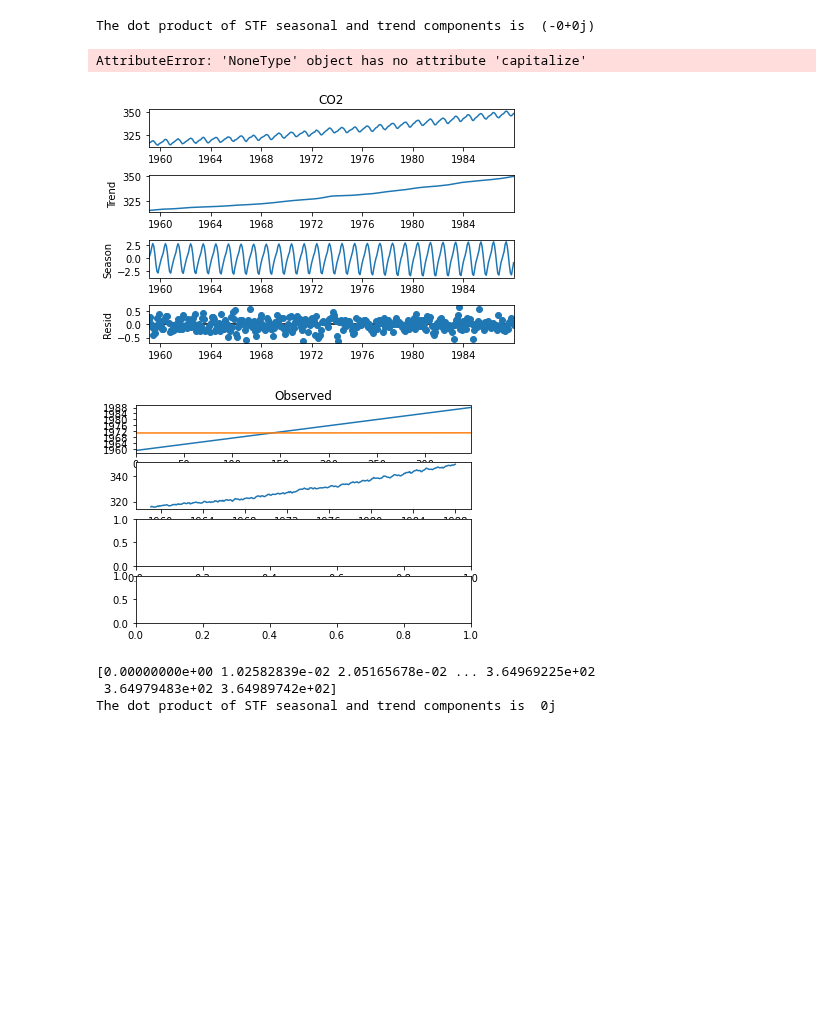
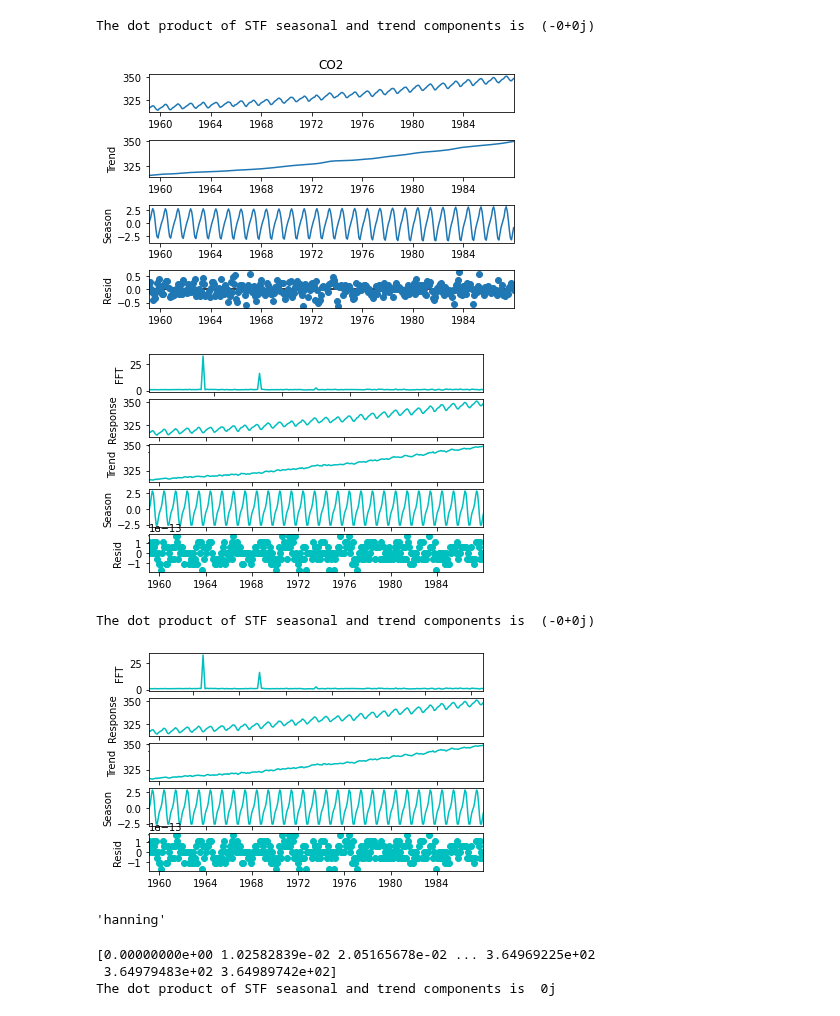
Before and after one commit to thodson-usgs/stf-decomposition, a Jupyter notebook: notebooks/02_stf_vs_stl.ipynb, the cells around one changed output. Drawn from its saved outputs; the diff is of its cells as text; code cells hidden in the pictures; blank space fills up the shorter version.

Commit message:
Remove date input

```diff
--- a/notebooks/02_stf_vs_stl.ipynb
+++ b/notebooks/02_stf_vs_stl.ipynb
@@ -14,11 +14,10 @@ warnings.filterwarnings("ignore")
 class STF:
 
     # init method or constructor
-    def __init__(self, data, response, window, date, cutoff, period):
+    def __init__(self, data, response, window, cutoff, period):
         self.data = data
         self.response = response
         self.window = window
-        self.date = date
         self.cutoff = cutoff
         self.period = period
         self._observed = data
@@ -26,10 +25,10 @@ class STF:
     def fit(self):
 
         dt = 1 / self.period
-        t = np.array(self.data[self.date])
+        t = np.array(self.data.index)
 
         f = np.array(self.data[self.response])
-        observed = pd.Series(f, self.data[self.date])
+        self.observed = pd.Series(f, self.data.index)
 
 
         n = len(t)
@@ -69,17 +68,17 @@ class STF:
         fhat_seasonal = indices_seasonal * fhat
         ffilt_seasonal = np.fft.ifft(fhat_seasonal)
 
-        self.trend = pd.Series(ffilt, self.data[self.date])
-        trend = pd.Series(ffilt, self.data[self.date])
+        self.trend = pd.Series(ffilt, self.data.index)
+        trend = pd.Series(ffilt, self.data.index)
 
         # This will be res.seasonal (ffilt_seasonal)
-        self.seasonal = pd.Series(ffilt_seasonal, self.data[self.date])
-        season = pd.Series(ffilt_seasonal, self.data[self.date])
+        self.seasonal = pd.Series(ffilt_seasonal, self.data.index)
+        season = pd.Series(ffilt_seasonal, self.data.index)
 
         # Find the residuals
         residual = self.data[self.response] - ffilt_seasonal.real - ffilt.real
         self.residual = residual
-        self.resid = pd.Series(residual, self.data[self.date])
+        self.resid = pd.Series(residual, self.data.index)
         resid = self.resid
 
         rw = np.ones(len(season))
@@ -88,11 +87,11 @@ class STF:
        # print("The rmse", math.sqrt(mean_squared_error(co2["CO2"], (ffilt_seasonal + ffilt).real)))
         print("The dot product of STF seasonal and trend components is ", np.round(ffilt_seasonal.dot(ffilt)))
         from statsmodels.tsa.seasonal import DecomposeResult
-        return DecomposeResult(self._observed, season, trend, resid, rw)
-        #return self
+        #return DecomposeResult(self._observed, season, trend, resid, rw)
+        return self
 
     def plot(self):
-        t = np.array(self.data[self.date])
+        t = np.array(self.data.index)
         freq = self.freq
         L = self.L
         PSD = self.PSD
@@ -187,26 +175,28 @@ The dot product of STF seasonal and trend components is  (-0+0j)
 # %%
 co2 =pd.read_csv('../data/co2.csv', index_col='date', parse_dates=True, squeeze=True)
 
 stl = STL(co2, seasonal=13)
 res = stl.fit()
 fig = res.plot()
 
-co2 = pd.read_csv("../data/co2.csv")
-co2["date"] = pd.to_datetime(co2["date"], format = '%Y-%m-%d')
-stf = STF(co2, "CO2", "hanning", "date", .99, 1)
+
+co2 = pd.DataFrame(co2)
+stf = STF(co2, "CO2", "hanning", .99, 1)
 res = stf.fit()
 fig = res.plot()
 res.window
 
-stf = STF(co2, "CO2", "hanning", "date", .99, 365)
+stf = STF(co2, "CO2", "hanning", .99, 365)
 res = stf.fit()
 fig = res.plot()
 res.window
 # %% [output]
 The dot product of STF seasonal and trend components is  (-0+0j)
-AttributeError: 'NoneType' object has no attribute 'capitalize'
 [figure]
-[figure, old version]
+[figure, new version]
+The dot product of STF seasonal and trend components is  (-0+0j)
+[figure, added]
+'hanning'
 # %%
 streamflow = covid = pd.read_csv('../data/big_muddy_streamflow.csv', index_col='Date', parse_dates=True, squeeze=True)
 stl = STL(streamflow["X_00060_00003"], period = 365)
```
Also changed, not shown: parts of 1 cell of this notebook.
